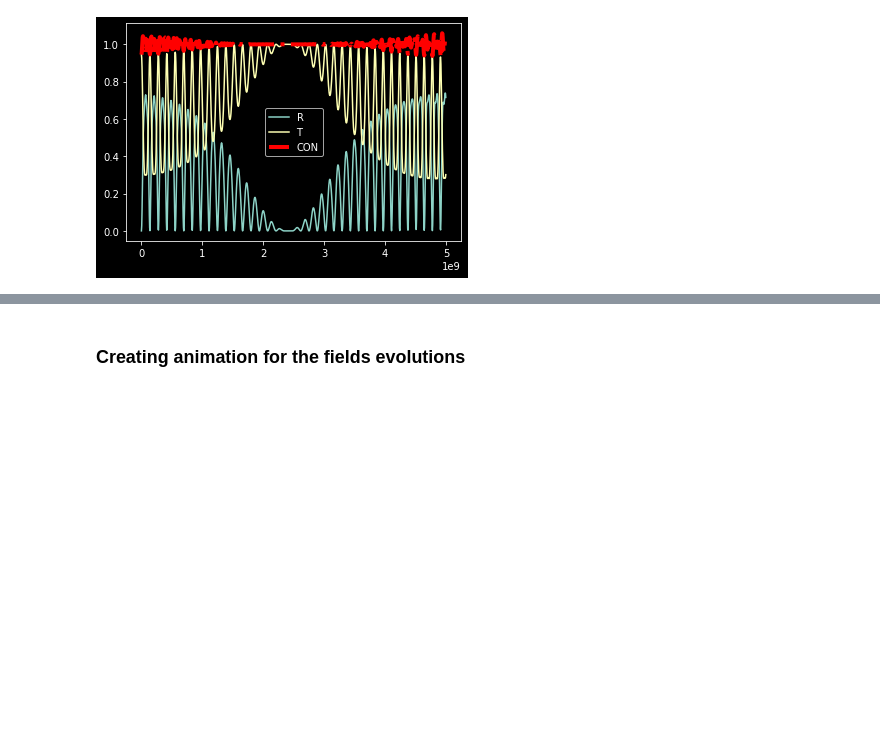
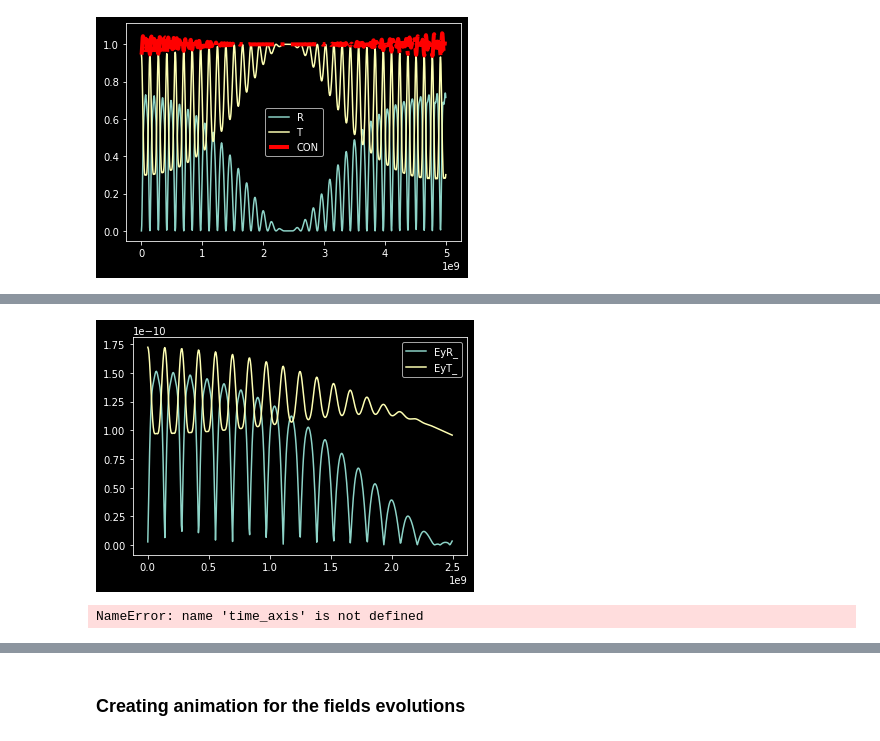
Before and after one commit to AhmedHBayoumi/FDTD, a Jupyter notebook: CP-Project-Invisible.ipynb, the cells around one changed output, grey strips where cells are left out. Cells and saved outputs as stored; diff of their text form; code cells hidden in the pictures; blank space fills up the shorter version.

```diff
--- a/CP-Project-Invisible.ipynb
+++ b/CP-Project-Invisible.ipynb
@@ -11,8 +11,8 @@ from scipy.fft import fft, fftfreq
 # %% [markdown]
 ### Variables and constants
 # %%
-lambda_min = 0.06  #minimum lambda in the wavelength regime.
-lambda_max = 12.5  #maximum lambda in wavelength regime.
+lambda_min = 600e-9  #minimum lambda in the wavelength regime.
+lambda_max = 1000e-9  #maximum lambda in wavelength regime.
 min_lam_sf = 10     #safety factor for the min labmda.
 min_dim = 1.6779*10**-2       #minimum dimension
 res_sf = 10          #resolution safety factor
@@ -29,6 +29,31 @@ eps_layer3 = 3.46
 n_layer3 = np.sqrt(eps_layer3)
 n_bc = 1  #refractive index of boundaries
 n_max = max(n_layer1, n_layer2, n_layer3)
+# %%
+layers_thickness = {} #dictionary
+layers_start = {} #dictionary
+layers_end = {} #dictionary
+spacer = 800e-9 #arbitrary, change it
+# Dictionary of layer thicknesses.
+for t in range(0, 30):
+    if t%2 == 0: # if even
+        layers_thickness["layer_%s"% str(t)] = 122e-9
+    else:
+        layers_thickness["layer_%s"% str(t)] = 163e-9
+def past_layers_thick(n_layers):
+    past_layers_thickness = 0
+    for i in range(0, n_layers):
+        past_layers_thickness+= layers_thickness["layer_%s"% str(i)]
+    return past_layers_thickness
+
+layers_start["layer_0"] = spacer
+for x in range(1, 30):
+    #start=spacer+earlier layerS thicknesses
+    layers_start["layer_%s"% str(x)] = spacer + past_layers_thick(x)
+
+for p in range(0, 30):
+    layers_end["layer_%s"% str(p)] = layers_start["layer_%s"% str(p)]\
+    + layers_thickness["layer_%s"% str(p)]
 # %% [markdown]
 ### Grid Resolution
 
@@ -365,0 +442,20 @@ ani.save("1DFieldMovie.mp4")
+# %%
+plt.style.use('dark_background')
+
+plt.plot(FREQ[0:500], EyR_abs[0:500], label = 'EyR_')
+plt.plot(FREQ[0:500], EyT_abs[0:500], label = 'EyT_')
+
+plt.legend()
+plt.show()
+# %% [output]
+[figure, added]
+# %%
+g_vector = np.vectorize(g)
+source_t = g_vector(time_axis)
+source_f = np.abs(fft(source_t))
+plt.plot(time_axis, source_t, label = 'time')
+
+plt.legend()
+plt.show()
+# %% [output]
+NameError: name 'time_axis' is not defined
```
Also changed, not shown: parts of 31 cells of this notebook, 2 other files.
